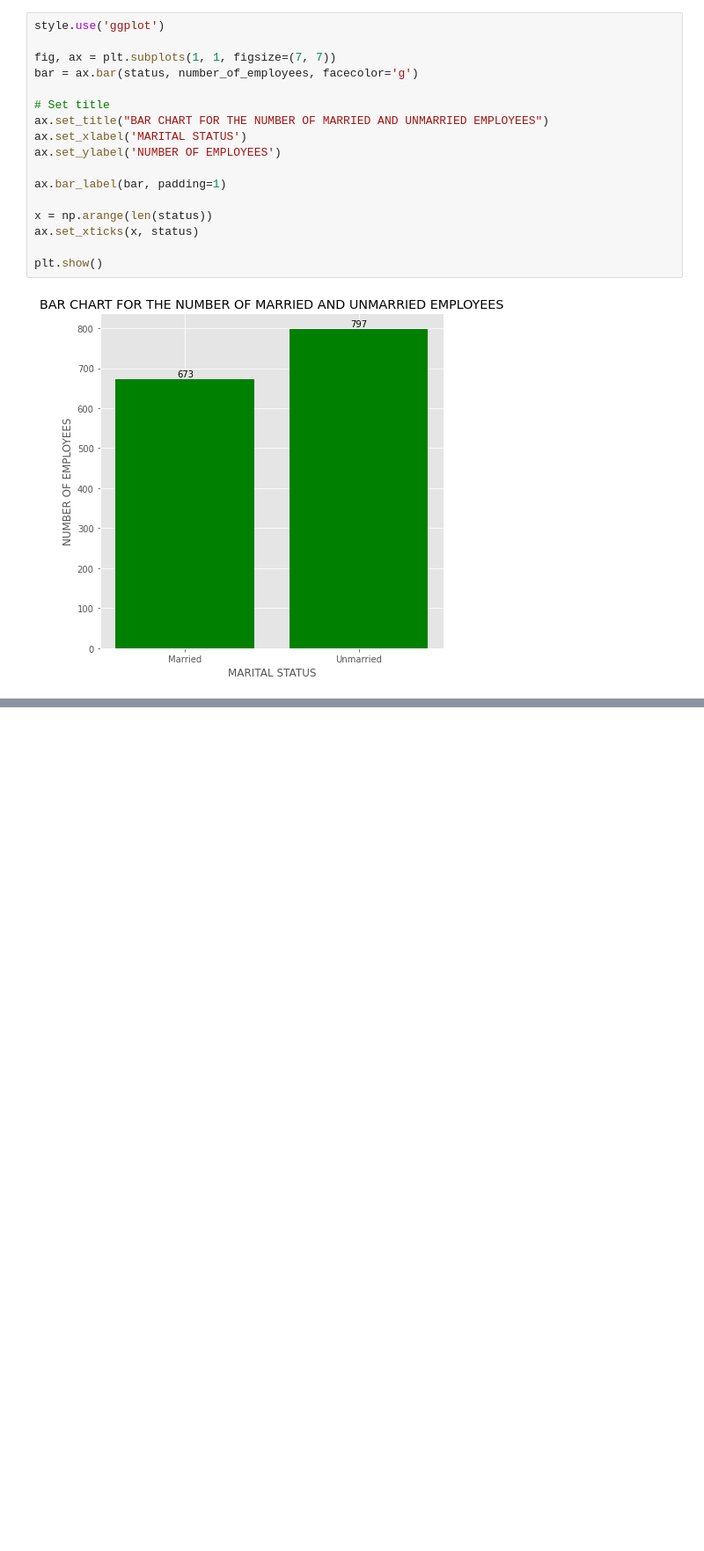
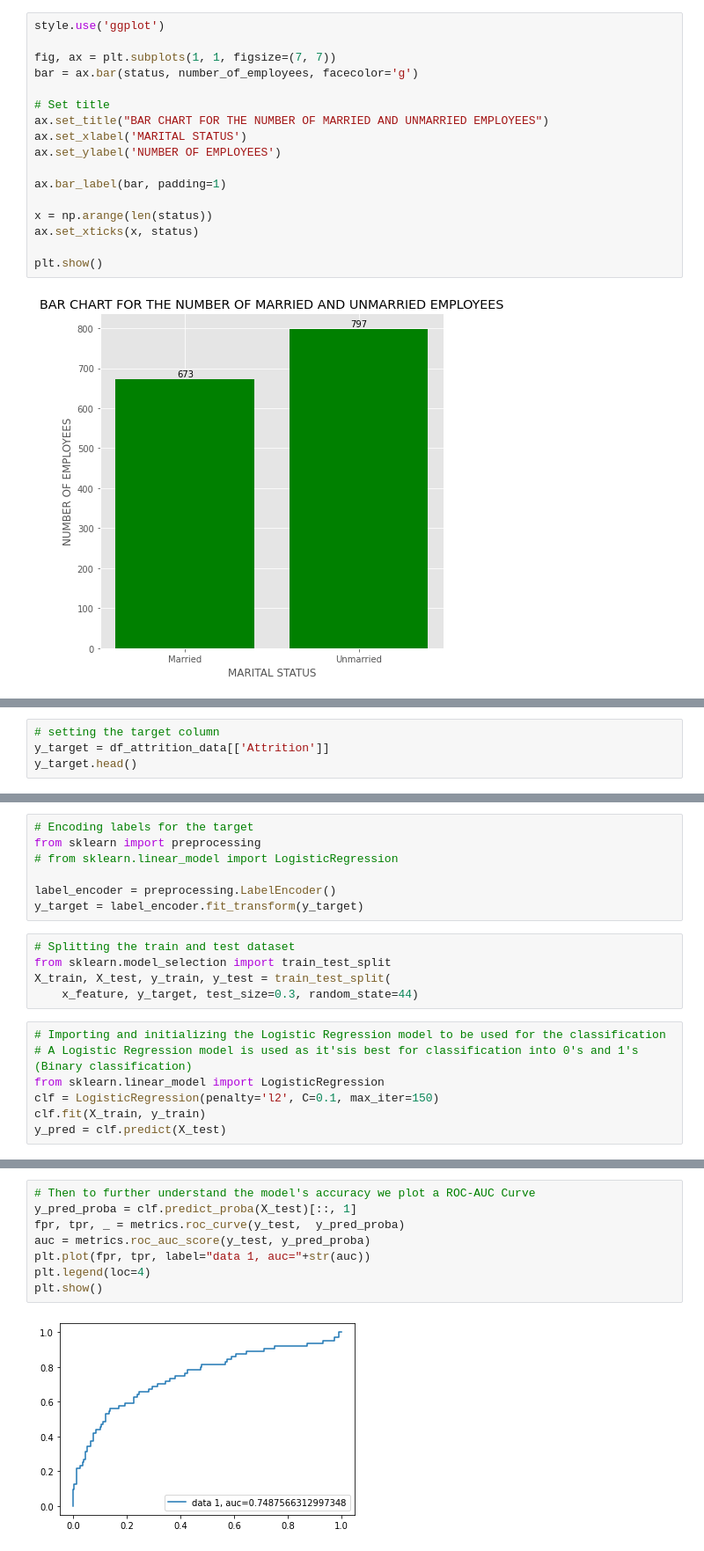
Before and after one commit to moyin0luwa/IBM-Attrition-Data, a Jupyter notebook: IBM-Attrition-Data.ipynb, the cells around one changed output, grey strips where cells are left out. Shown: that part at 88% size. Drawn from its saved outputs; the diff is of its cells as text; blank space fills up the shorter version.

Commit message:
Completed the project creating a Logistic Regression model to predict the the potential attrition status o each employee

```diff
--- a/IBM-Attrition-Data.ipynb
+++ b/IBM-Attrition-Data.ipynb
@@ -186,0 +304,4 @@ plt.show()
+# %%
+# setting the target column
+y_target = df_attrition_data[['Attrition']]
+y_target.head()
@@ -186,0 +322,19 @@ plt.show()
+# %%
+# Encoding labels for the target
+from sklearn import preprocessing
+# from sklearn.linear_model import LogisticRegression
+
+label_encoder = preprocessing.LabelEncoder()
+y_target = label_encoder.fit_transform(y_target)
+# %%
+# Splitting the train and test dataset
+from sklearn.model_selection import train_test_split
+X_train, X_test, y_train, y_test = train_test_split(
+    x_feature, y_target, test_size=0.3, random_state=44)
+# %%
+# Importing and initializing the Logistic Regression model to be used for the classification
+# A Logistic Regression model is used as it'sis best for classification into 0's and 1's (Binary classification)
+from sklearn.linear_model import LogisticRegression
+clf = LogisticRegression(penalty='l2', C=0.1, max_iter=150)
+clf.fit(X_train, y_train)
+y_pred = clf.predict(X_test)
@@ -186,0 +356,10 @@ plt.show()
+# %%
+# Then to further understand the model's accuracy we plot a ROC-AUC Curve
+y_pred_proba = clf.predict_proba(X_test)[::, 1]
+fpr, tpr, _ = metrics.roc_curve(y_test,  y_pred_proba)
+auc = metrics.roc_auc_score(y_test, y_pred_proba)
+plt.plot(fpr, tpr, label="data 1, auc="+str(auc))
+plt.legend(loc=4)
+plt.show()
+# %% [output]
+[figure, added]
```
Also changed, not shown: parts of 16 cells of this notebook.
